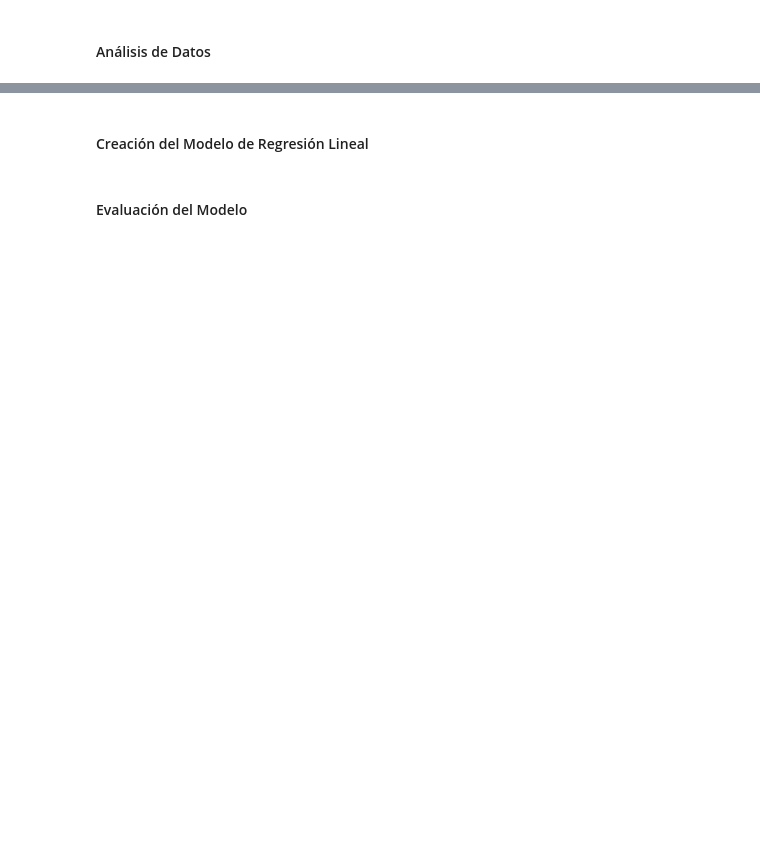
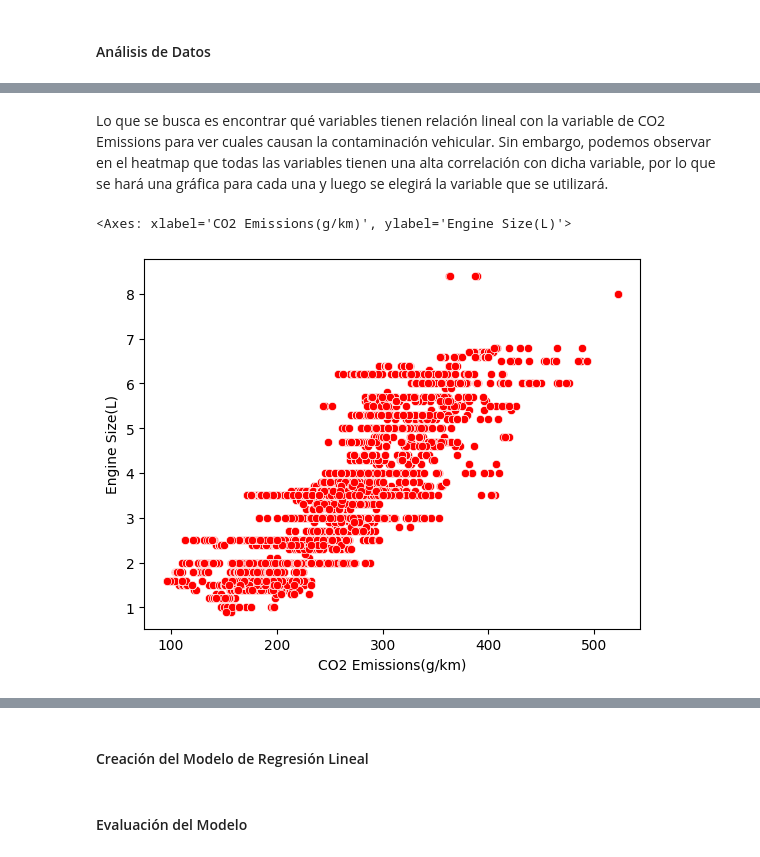
Before and after one commit to fedemedina72/PortafolioTC3006C, a Jupyter notebook: Portafolio1/RegresionLineal.ipynb, the cells around one changed output, grey strips where cells are left out. Drawn from its saved outputs; the diff is of its cells as text; code cells hidden in the pictures; blank space fills up the shorter version.

```diff
--- a/Portafolio1/RegresionLineal.ipynb
+++ b/Portafolio1/RegresionLineal.ipynb
@@ -21,0 +70,7 @@ ModuleNotFoundError: No module named 'pandas'
+# %% [markdown]
+Lo que se busca es encontrar qué variables tienen relación lineal con la variable de CO2 Emissions para ver cuales causan la contaminación vehicular. Sin embargo, podemos observar en el heatmap que todas las variables tienen una alta correlación con dicha variable, por lo que se hará una gráfica para cada una y luego se elegirá la variable que se utilizará.
+# %%
+sns.scatterplot(x=df['CO2 Emissions(g/km)'], y=df['Engine Size(L)'], color='red', marker='o')
+# %% [output]
+<Axes: xlabel='CO2 Emissions(g/km)', ylabel='Engine Size(L)'>
+[figure, added]
```
Also changed, not shown: parts of 13 cells of this notebook.
